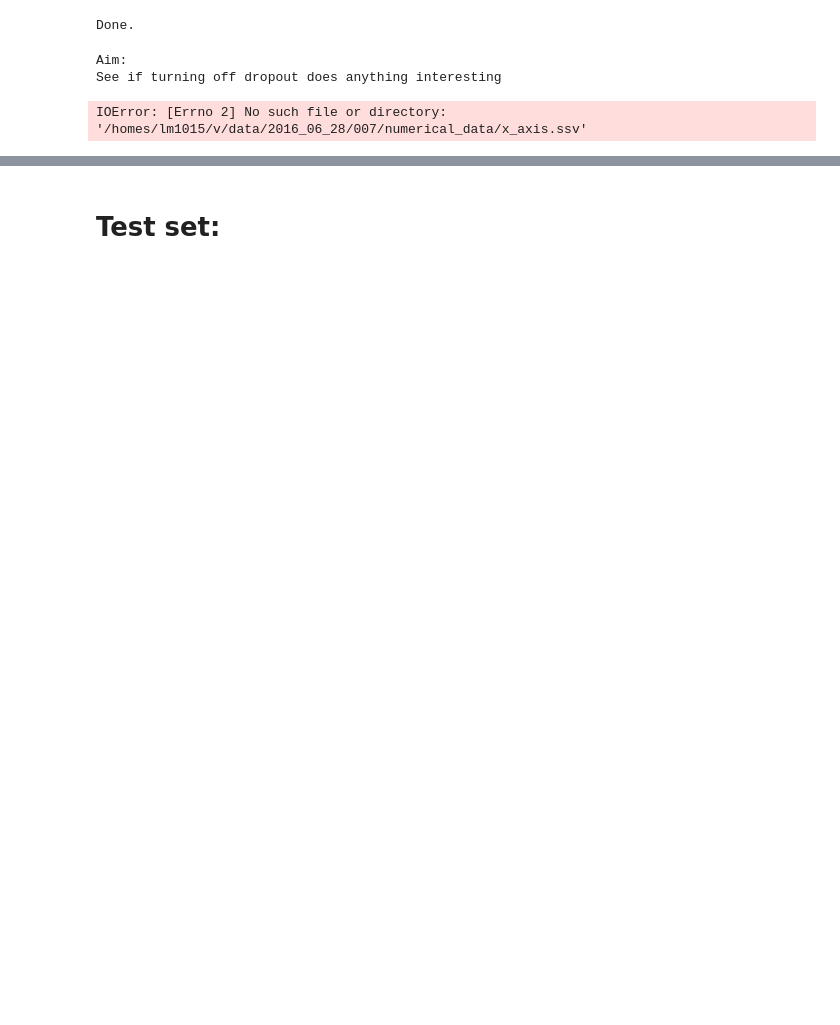
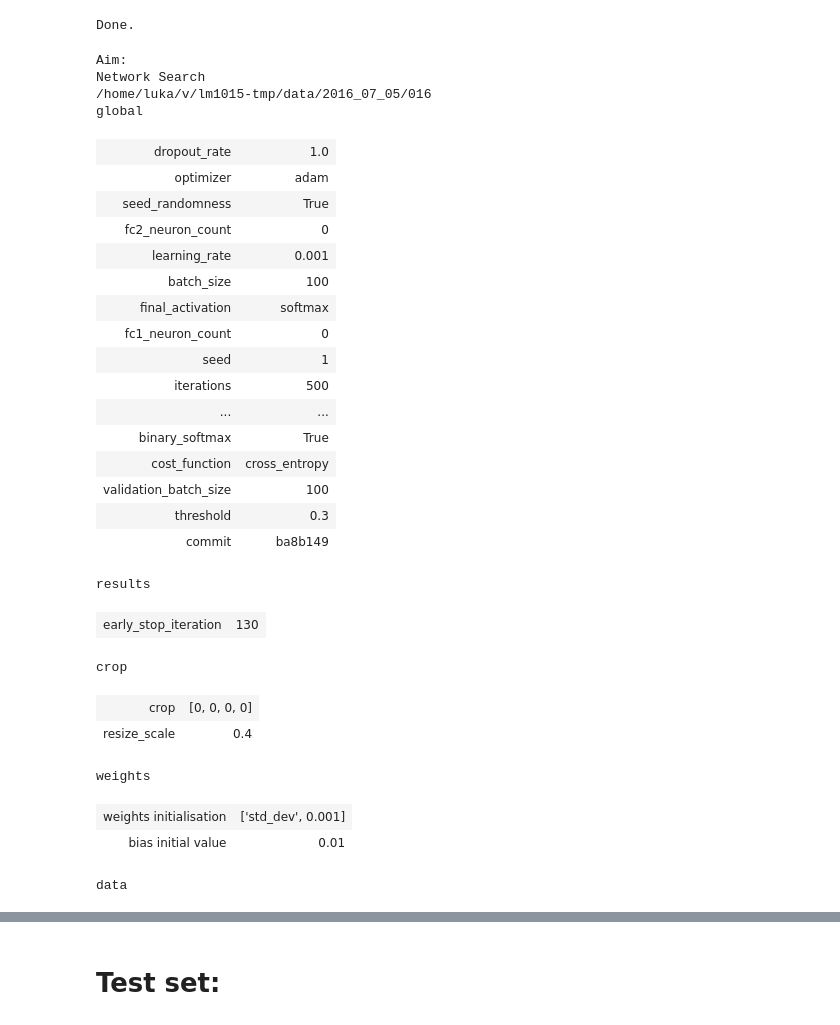
Before and after one commit to lotka/autofaces, a Jupyter notebook: notebooks/results.ipynb, the cells around one changed output, grey strips where cells are left out. Cells and saved outputs as stored; diff of their text form; code cells hidden in the pictures; blank space fills up the shorter version.

```diff
--- a/notebooks/results.ipynb
+++ b/notebooks/results.ipynb
@@ -13,11 +15,40 @@ reload(results)
 print 'Done.'
 # %% [output]
 Done.
-# %%
-Results = results.Results
-r = Results('2016_06_28', 7)
-r.print_config()
-# %% [output]
-Aim:
-See if turning off dropout does anything interesting
-IOError: [Errno 2] No such file or directory: '/homes/lm1015/v/data/2016_06_28/007/numerical_data/x_axis.ssv'
+# %%
+Results = results.Results
+ID = 16
+date = '2016_07_05'
+r = Results(date, ID)
+print join('/home/luka/v/lm1015-tmp/data',join(date,prefix(ID,3)))
+r.print_config()
+# %% [output]
+Aim:
+Network Search
+/home/luka/v/lm1015-tmp/data/2016_07_05/016
+global
+| dropout_rate | 1.0 |
+| optimizer | adam |
+| seed_randomness | True |
+| fc2_neuron_count | 0 |
+| learning_rate | 0.001 |
+| batch_size | 100 |
+| final_activation | softmax |
+| fc1_neuron_count | 0 |
+| seed | 1 |
+| iterations | 500 |
+| ... | ... |
+| binary_softmax | True |
+| cost_function | cross_entropy |
+| validation_batch_size | 100 |
+| threshold | 0.3 |
+| commit | ba8b149 |
+results
+| early_stop_iteration | 130 |
+crop
+| crop | [0, 0, 0, 0] |
+| resize_scale | 0.4 |
+weights
+| weights initialisation | ['std_dev', 0.001] |
+| bias initial value | 0.01 |
+data
```
Also changed, not shown: parts of 10 cells of this notebook, 20 other files.
